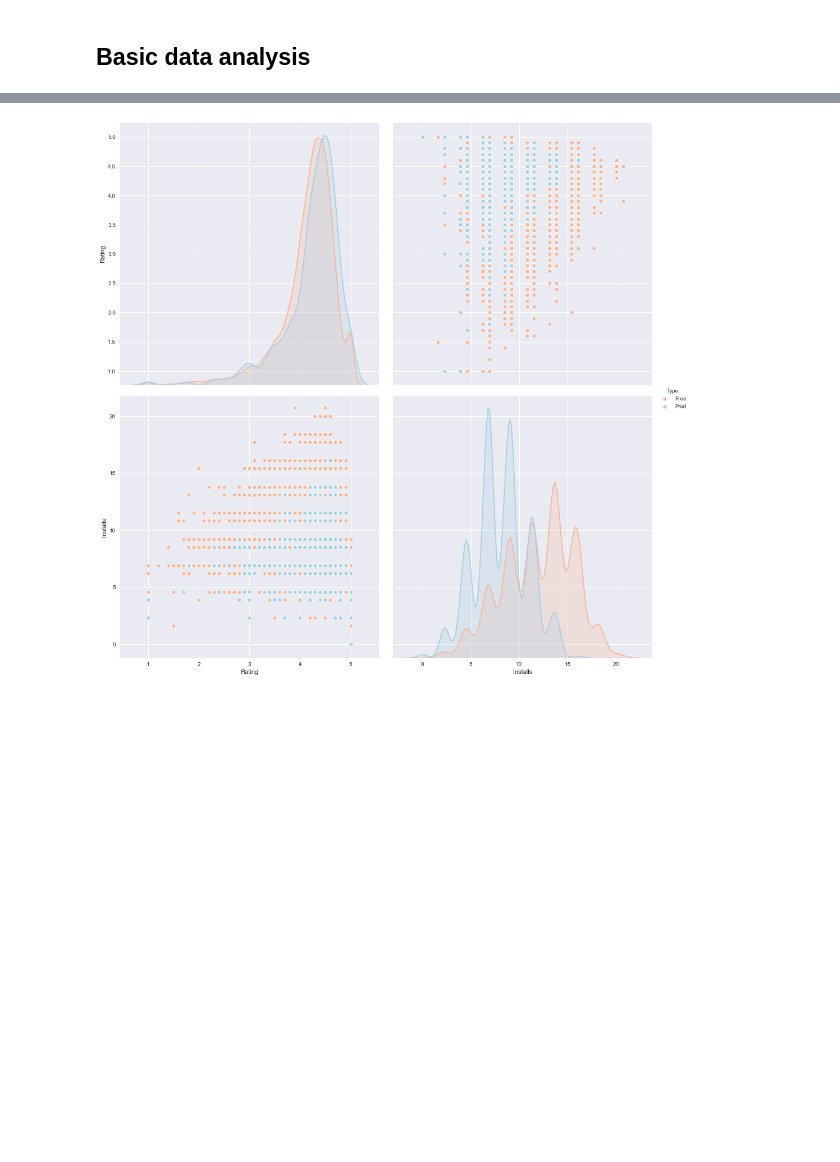
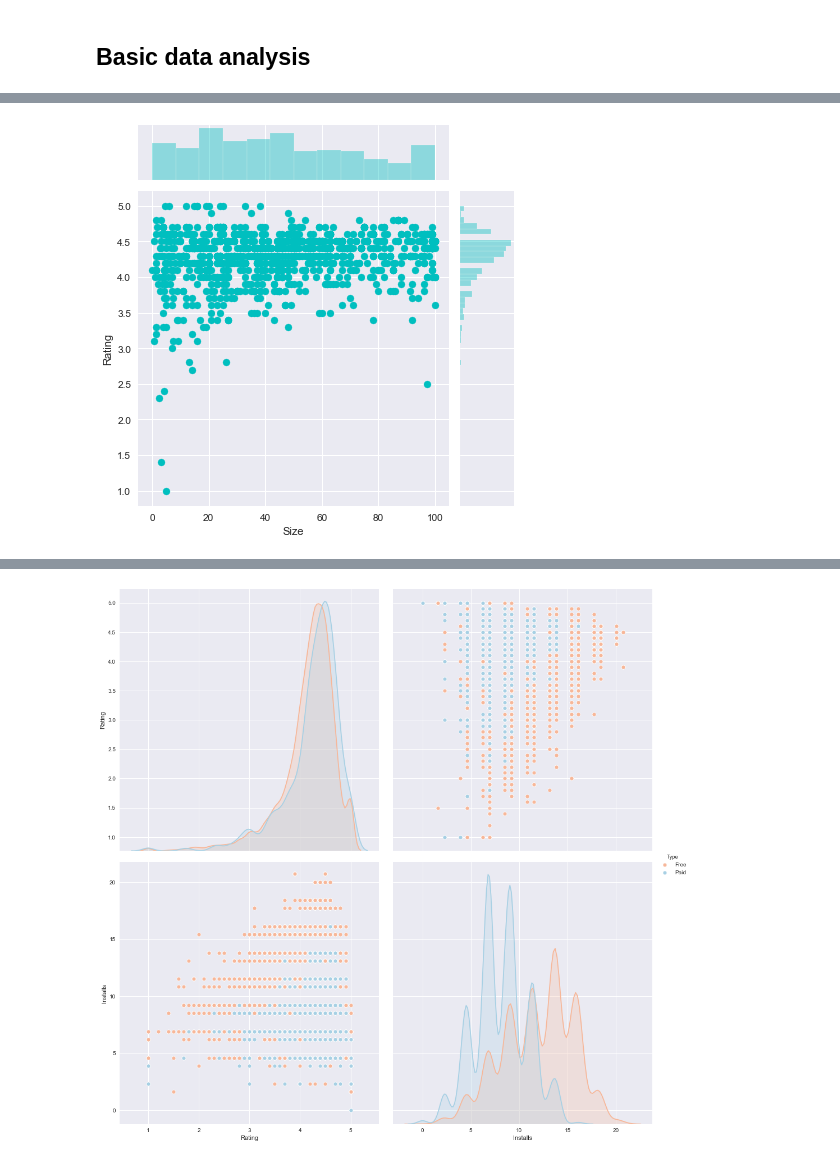
Before and after one commit to sherylwithans/potential-waddle, a Jupyter notebook: app_data_cleaning_final.ipynb, the cells around one changed output, grey strips where cells are left out. Cells and saved outputs as stored; diff of their text form; code cells hidden in the pictures; blank space fills up the shorter version.

```diff
--- a/app_data_cleaning_final.ipynb
+++ b/app_data_cleaning_final.ipynb
@@ -381,0 +459,9 @@ p = sns.pairplot(pd.DataFrame(list(zip(x, y,t)),
+# %%
+game_rating = df[df.Category == 'GAME']['Rating']
+game_size = df[df.Category == 'GAME']['Size']
+game_installs = df[df.Category == 'GAME']['Installs']
+game_price = df[df.Category == 'GAME']['Price']
+sns.set_style("darkgrid")
+ax = sns.jointplot(game_size,game_rating, height=6, color = 'c')
+# %% [output]
+[figure, added]
```
Also changed, not shown: parts of 43 cells of this notebook.
